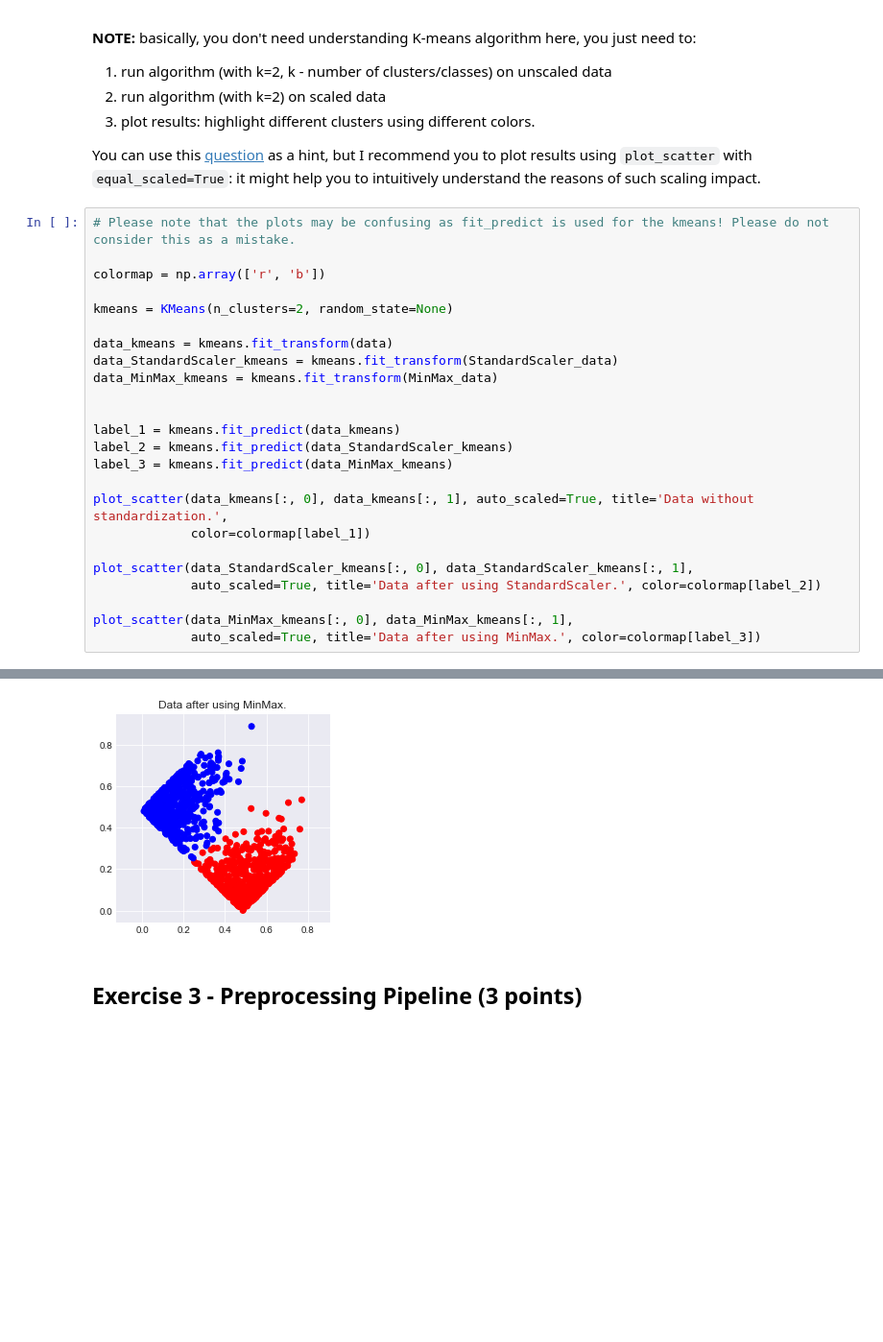
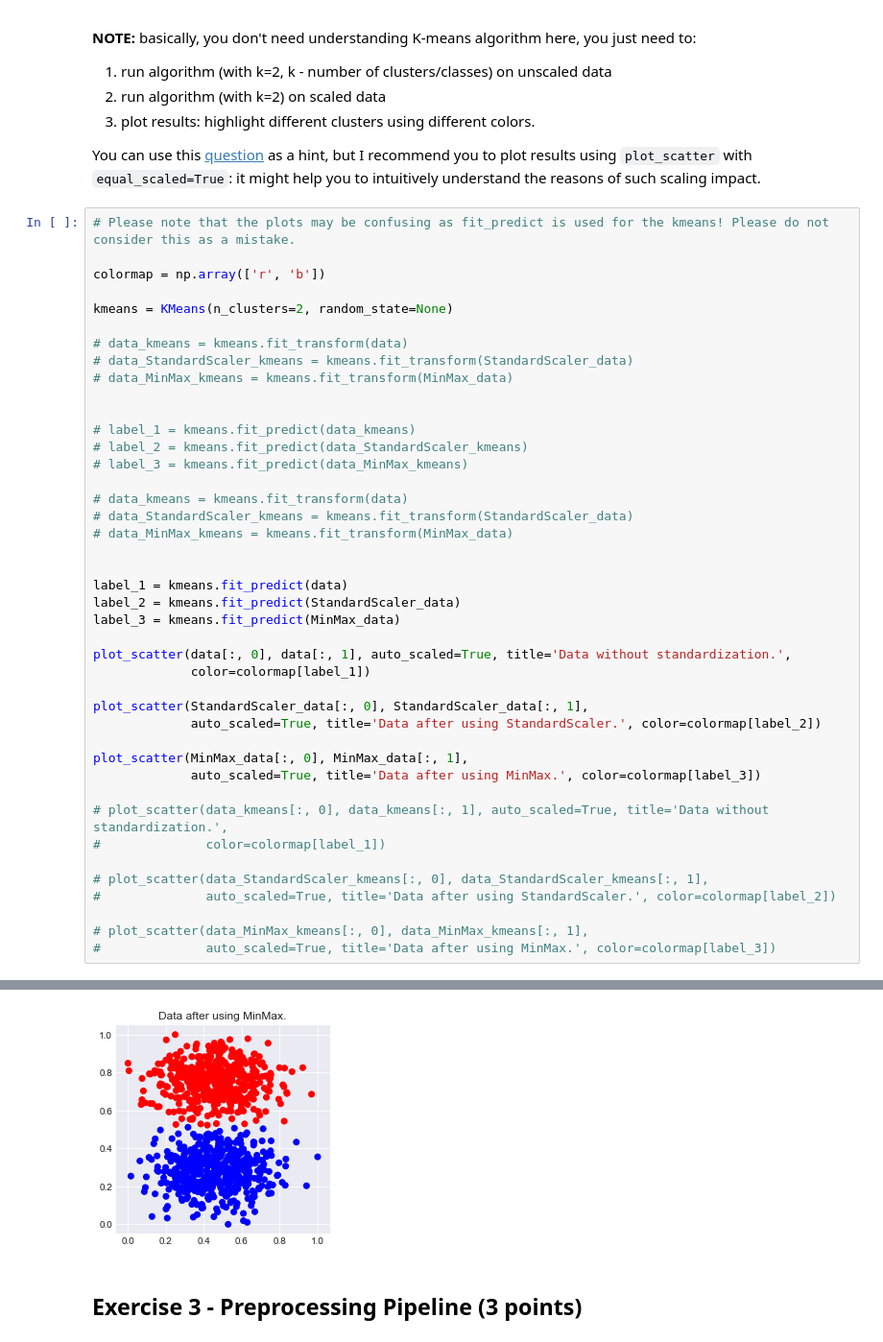
Before and after one commit to Mutalibbek/feature_engineering_selection, a Jupyter notebook: feature_engineering_selection.ipynb, the cells around one changed output, grey strips where cells are left out. Shown at 96% size. Cells and saved outputs as stored; diff of their text form; blank space fills up the shorter version.

```diff
--- a/feature_engineering_selection.ipynb
+++ b/feature_engineering_selection.ipynb
@@ -545,21 +545,39 @@ colormap = np.array(['r', 'b'])
 
 kmeans = KMeans(n_clusters=2, random_state=None)
 
-data_kmeans = kmeans.fit_transform(data)
-data_StandardScaler_kmeans = kmeans.fit_transform(StandardScaler_data)
-data_MinMax_kmeans = kmeans.fit_transform(MinMax_data)
+# data_kmeans = kmeans.fit_transform(data)
+# data_StandardScaler_kmeans = kmeans.fit_transform(StandardScaler_data)
+# data_MinMax_kmeans = kmeans.fit_transform(MinMax_data)
 
 
-label_1 = kmeans.fit_predict(data_kmeans)
-label_2 = kmeans.fit_predict(data_StandardScaler_kmeans)
-label_3 = kmeans.fit_predict(data_MinMax_kmeans)
+# label_1 = kmeans.fit_predict(data_kmeans)
+# label_2 = kmeans.fit_predict(data_StandardScaler_kmeans)
+# label_3 = kmeans.fit_predict(data_MinMax_kmeans)
 
-plot_scatter(data_kmeans[:, 0], data_kmeans[:, 1], auto_scaled=True, title='Data without standardization.',
+# data_kmeans = kmeans.fit_transform(data)
+# data_StandardScaler_kmeans = kmeans.fit_transform(StandardScaler_data)
+# data_MinMax_kmeans = kmeans.fit_transform(MinMax_data)
+
+
+label_1 = kmeans.fit_predict(data)
+label_2 = kmeans.fit_predict(StandardScaler_data)
+label_3 = kmeans.fit_predict(MinMax_data)
+
+plot_scatter(data[:, 0], data[:, 1], auto_scaled=True, title='Data without standardization.',
              color=colormap[label_1])
 
-plot_scatter(data_StandardScaler_kmeans[:, 0], data_StandardScaler_kmeans[:, 1],
+plot_scatter(StandardScaler_data[:, 0], StandardScaler_data[:, 1],
              auto_scaled=True, title='Data after using StandardScaler.', color=colormap[label_2])
 
-plot_scatter(data_MinMax_kmeans[:, 0], data_MinMax_kmeans[:, 1],
+plot_scatter(MinMax_data[:, 0], MinMax_data[:, 1],
              auto_scaled=True, title='Data after using MinMax.', color=colormap[label_3])
+
+# plot_scatter(data_kmeans[:, 0], data_kmeans[:, 1], auto_scaled=True, title='Data without standardization.',
+#              color=colormap[label_1])
+
+# plot_scatter(data_StandardScaler_kmeans[:, 0], data_StandardScaler_kmeans[:, 1],
+#              auto_scaled=True, title='Data after using StandardScaler.', color=colormap[label_2])
+
+# plot_scatter(data_MinMax_kmeans[:, 0], data_MinMax_kmeans[:, 1],
+#              auto_scaled=True, title='Data after using MinMax.', color=colormap[label_3])
 # %% [output]
@@ -568,4 +586,4 @@ plot_scatter(data_MinMax_kmeans[:, 0], data_MinMax_kmeans[:, 1],
-[figure, old version]
+[figure, new version]
 # %% [markdown]
 ## Exercise  3 - Preprocessing Pipeline (3 points)
 # %%
```
Also changed, not shown: parts of 11 cells of this notebook.
